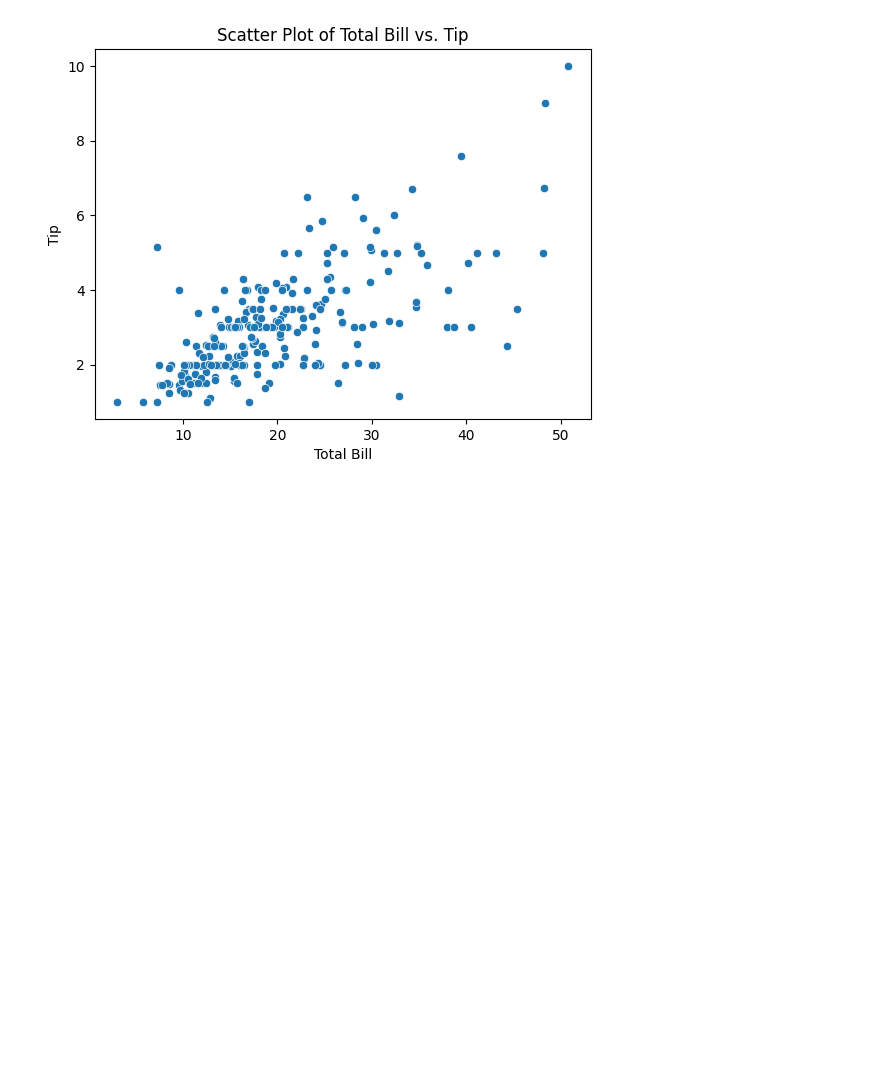
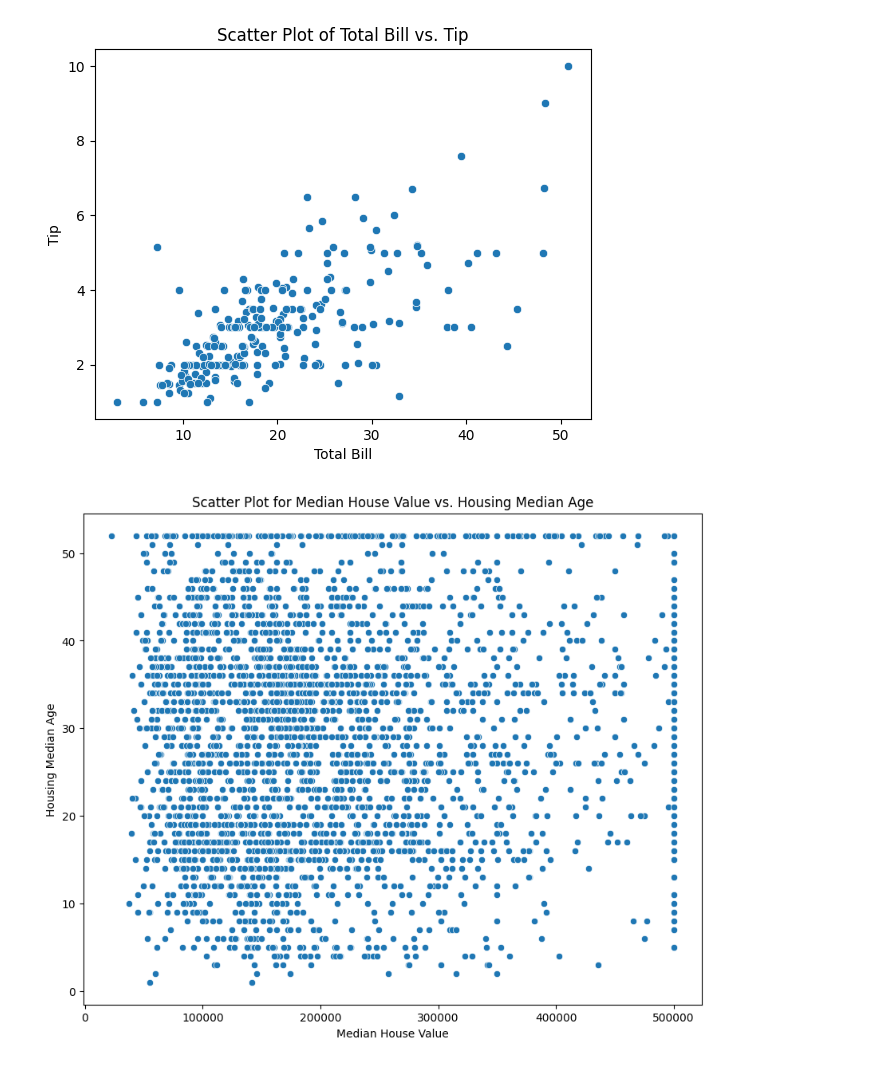
Before and after one commit to saudyusaf/data-science, a Jupyter notebook: program10.ipynb, the cells around one changed output. Saved outputs shown, nothing was run; the diff lists cells and outputs as text; code cells hidden in the pictures; blank space fills up the shorter version.

```diff
--- a/program10.ipynb
+++ b/program10.ipynb
@@ -302,3 +302,21 @@ plt.ylabel('Tip')
 plt.show()
 # %% [output]
 [figure]
+# %%
+
+import pandas as pd
+import numpy as np
+import matplotlib.pyplot as plt
+import seaborn as sns
+# Load Housing Price dataset
+data = pd.read_csv ('/content/california_housing_test.csv')
+# Scatter Plot
+plt.figure(figsize=(10, 8))
+sns.scatterplot(x='median_house_value', y='housing_median_age',
+data=data)
+plt.title('Scatter Plot for Median House Value vs. Housing Median Age')
+plt.xlabel('Median House Value')
+plt.ylabel('Housing Median Age')
+plt.show()
+# %% [output]
+[figure, added]
```
